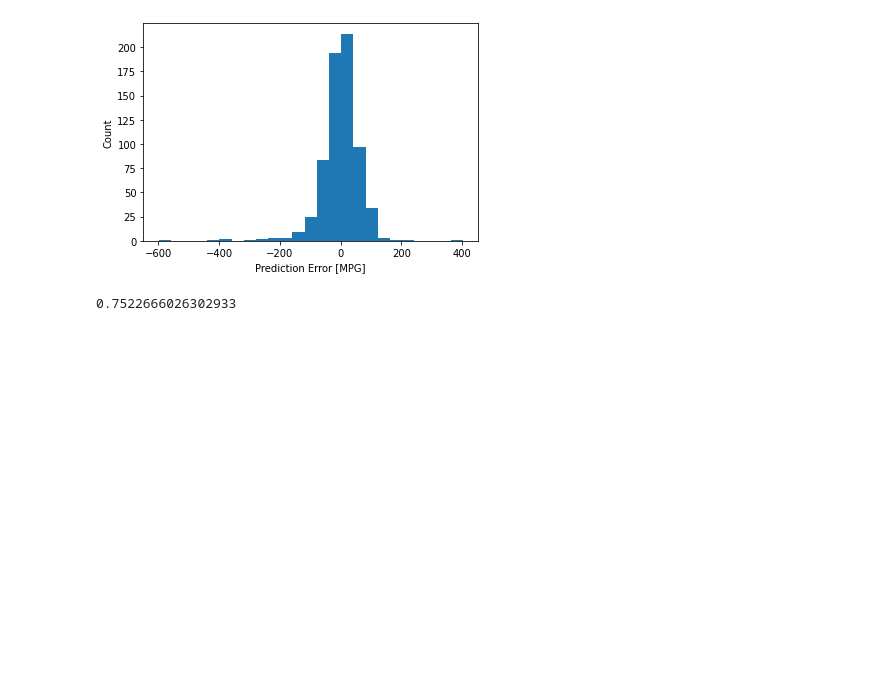
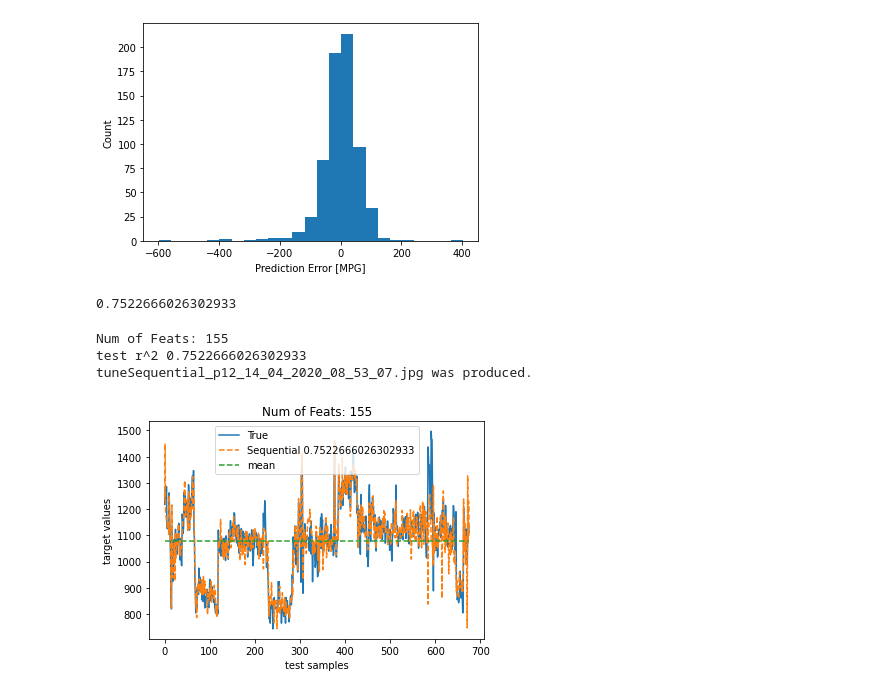
Before and after one commit to yousenwang/DeepCOOH, a Jupyter notebook: KerasCOOH.ipynb, the cells around one changed output. Drawn from its saved outputs; the diff is of its cells as text; code cells hidden in the pictures; blank space fills up the shorter version.

```diff
--- a/KerasCOOH.ipynb
+++ b/KerasCOOH.ipynb
@@ -240,3 +240,36 @@ fin_r2 = r2_score(true_y, test_predictions)
 print(fin_r2)
 # %% [output]
 0.7522666026302933
+# %%
+def plot_tuning_graph(y_true, y_pred, final_model, p, grid_result=None):
+    from sklearn.metrics import r2_score
+    fin_r2 = r2_score(y_true, y_pred)
+
+    import matplotlib.pyplot as plt
+    import datetime
+    plt.figure()
+    n_y = len(y_pred)
+    y_mean = [y_true.mean() for x in range(n_y)]
+    xs = [x for x in range(n_y)]
+    plt.plot(xs,y_true, label = "True")
+    plt.plot(xs,y_pred, label = f"{final_model.__class__.__name__} {fin_r2}", linestyle='dashed')
+    plt.plot(xs,y_mean, label = "mean", linestyle='dashed')
+    plot_title = f'Num of Feats: {p}'
+    print(plot_title)
+    print(f"test r^2 {fin_r2}")
+    plt.title(plot_title)
+    plt.xlabel('test samples')
+    plt.ylabel('target values')
+    plt.legend()
+    produced_time = datetime.datetime.now().strftime("%d_%m_%Y_%H_%M_%S")
+    pic_name = f'tune{final_model.__class__.__name__}_p{len(features)}_{produced_time}.jpg'
+    plt.savefig(pic_name)
+    print(f"{pic_name} was produced.")
+    plt.plot()
+# %%
+plot_tuning_graph(true_y, test_predictions, model, p)
+# %% [output]
+Num of Feats: 155
+test r^2 0.7522666026302933
+tuneSequential_p12_14_04_2020_08_53_07.jpg was produced.
+[figure, added]
```
